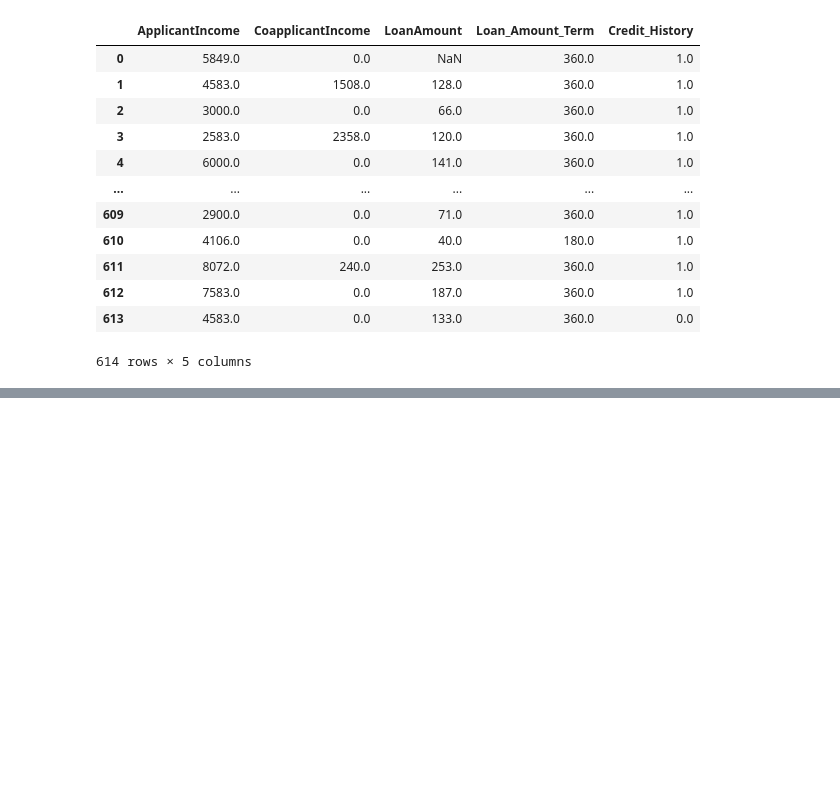
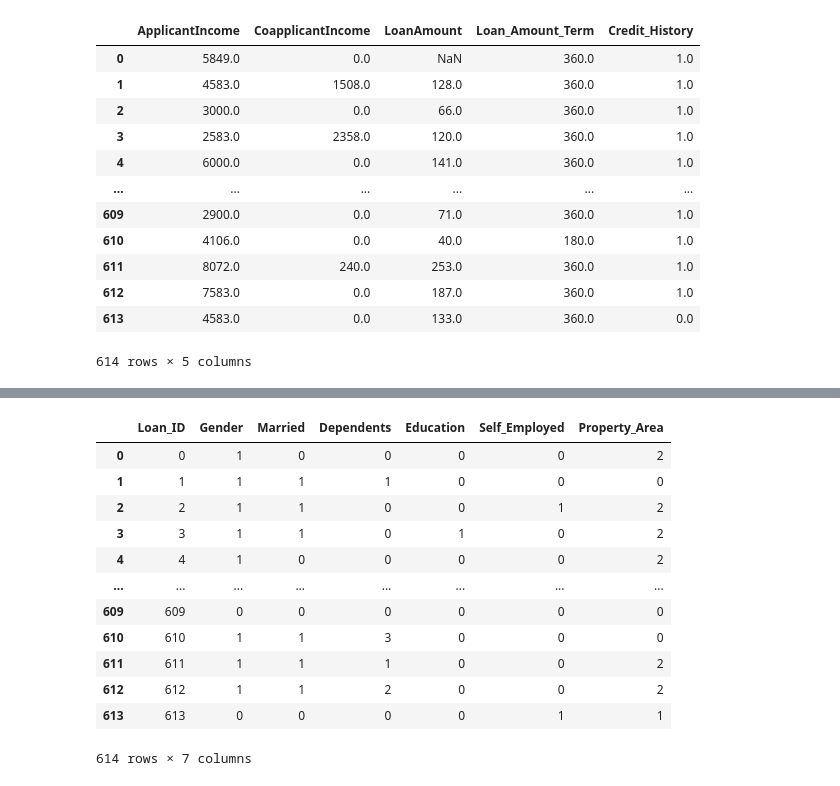
Before and after one commit to Mohamed-236/DataScienceBankProject, a Jupyter notebook: YoutubeBankProject.ipynb, the cells around one changed output, grey strips where cells are left out. Drawn from its saved outputs; the diff is of its cells as text; code cells hidden in the pictures; blank space fills up the shorter version.

```diff
--- a/YoutubeBankProject.ipynb
+++ b/YoutubeBankProject.ipynb
@@ -264,0 +270,6 @@ var_numerique
+# %%
+# Var_categorique : Remplacement des valeurs manquantes par des valeurs qui se repete le plus
+var_categorique = var_categorique.fillna(var_categorique.mode().iloc[0])   # fillna() permet de remplacer les valeurs manquantes par la valeur qui se repete le plus (mode()) dans chaque colonne. mode() retourne un DataFrame, donc on utilise iloc[0] pour recuperer la premiere ligne du DataFrame mode()
+var_categorique.isnull().sum() # On verifie si les valeurs manquantes ont été remplacées
+
+# mode() cherche, pour chaque colonne, la valeur qui apparaît le plus souvent.
@@ -264,0 +380,25 @@ var_numerique
+# %%
+# Remplacement des autres variables catégorielles par des variables numériques de maniere automatique avec scikit-learn
+
+from sklearn.preprocessing import LabelEncoder
+
+label_encoders = {}                    # Permet de stocker les encodeurs pour chaque variable catégorielle, afin de pouvoir les réutiliser plus tard si nécessaire
+for column in var_categorique.columns: # Permet de parcourir toutes les colonnes du DataFrame var_categorique
+    le = LabelEncoder()                # permet de créer un objet LabelEncoder pour chaque colonne
+    var_categorique[column] = le.fit_transform(var_categorique[column]) # permet de transformer les valeurs catégorielles en valeurs numériques pour chaque colonne du DataFrame var_categorique
+    label_encoders[column] = le          # permet de stocker l'encodeur pour chaque colonne dans le dictionnaire label_encoders
+var_categorique
+# %% [output]
+|  | Loan_ID | Gender | Married | Dependents | Education | Self_Employed | Property_Area |
+| 0 | 0 | 1 | 0 | 0 | 0 | 0 | 2 |
+| 1 | 1 | 1 | 1 | 1 | 0 | 0 | 0 |
+| 2 | 2 | 1 | 1 | 0 | 0 | 1 | 2 |
+| 3 | 3 | 1 | 1 | 0 | 1 | 0 | 2 |
+| 4 | 4 | 1 | 0 | 0 | 0 | 0 | 2 |
+| ... | ... | ... | ... | ... | ... | ... | ... |
+| 609 | 609 | 0 | 0 | 0 | 0 | 0 | 0 |
+| 610 | 610 | 1 | 1 | 3 | 0 | 0 | 0 |
+| 611 | 611 | 1 | 1 | 1 | 0 | 0 | 2 |
+| 612 | 612 | 1 | 1 | 2 | 0 | 0 | 2 |
+| 613 | 613 | 0 | 0 | 0 | 0 | 1 | 1 |
+614 rows × 7 columns
```
Also changed, not shown: parts of 19 cells of this notebook.
